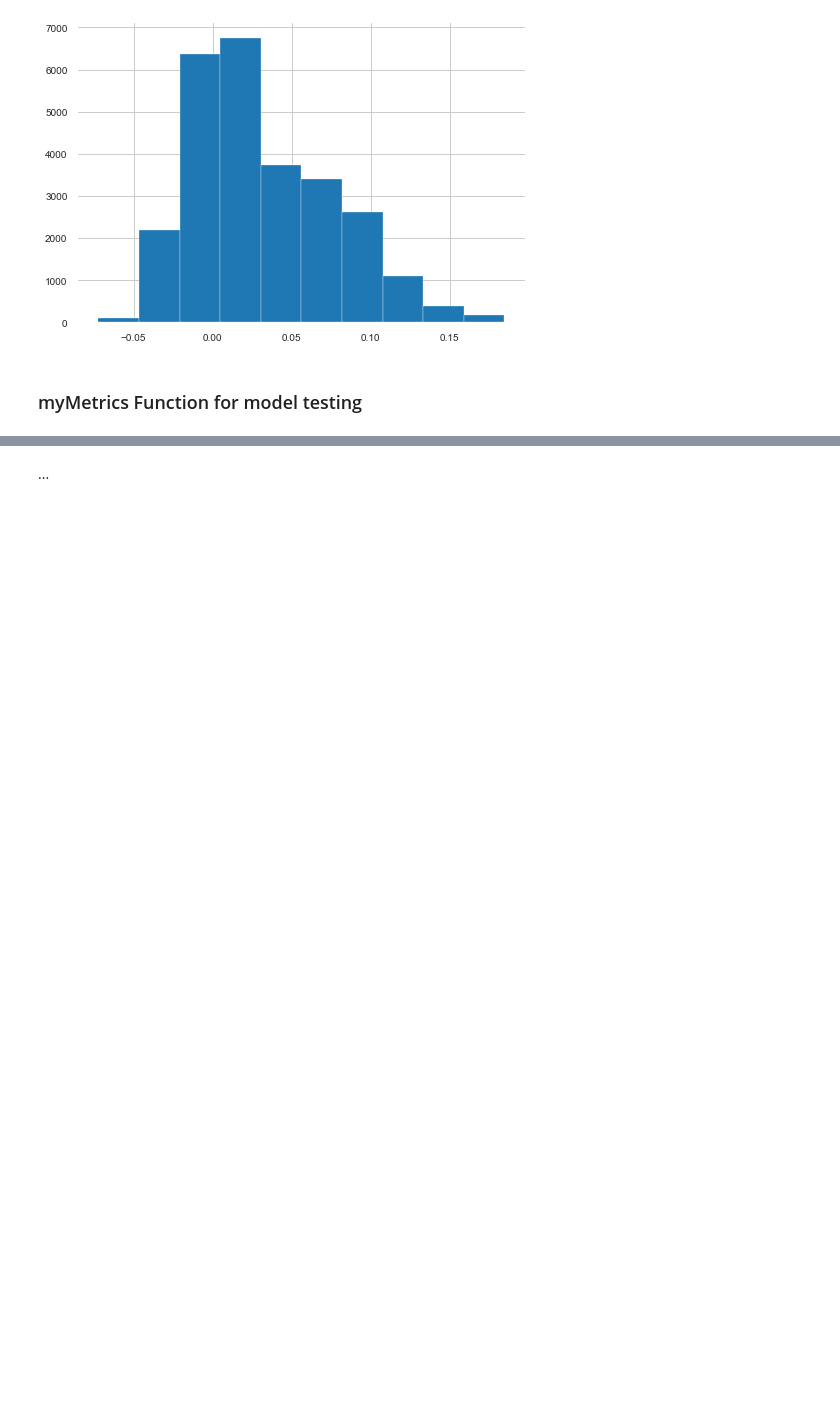
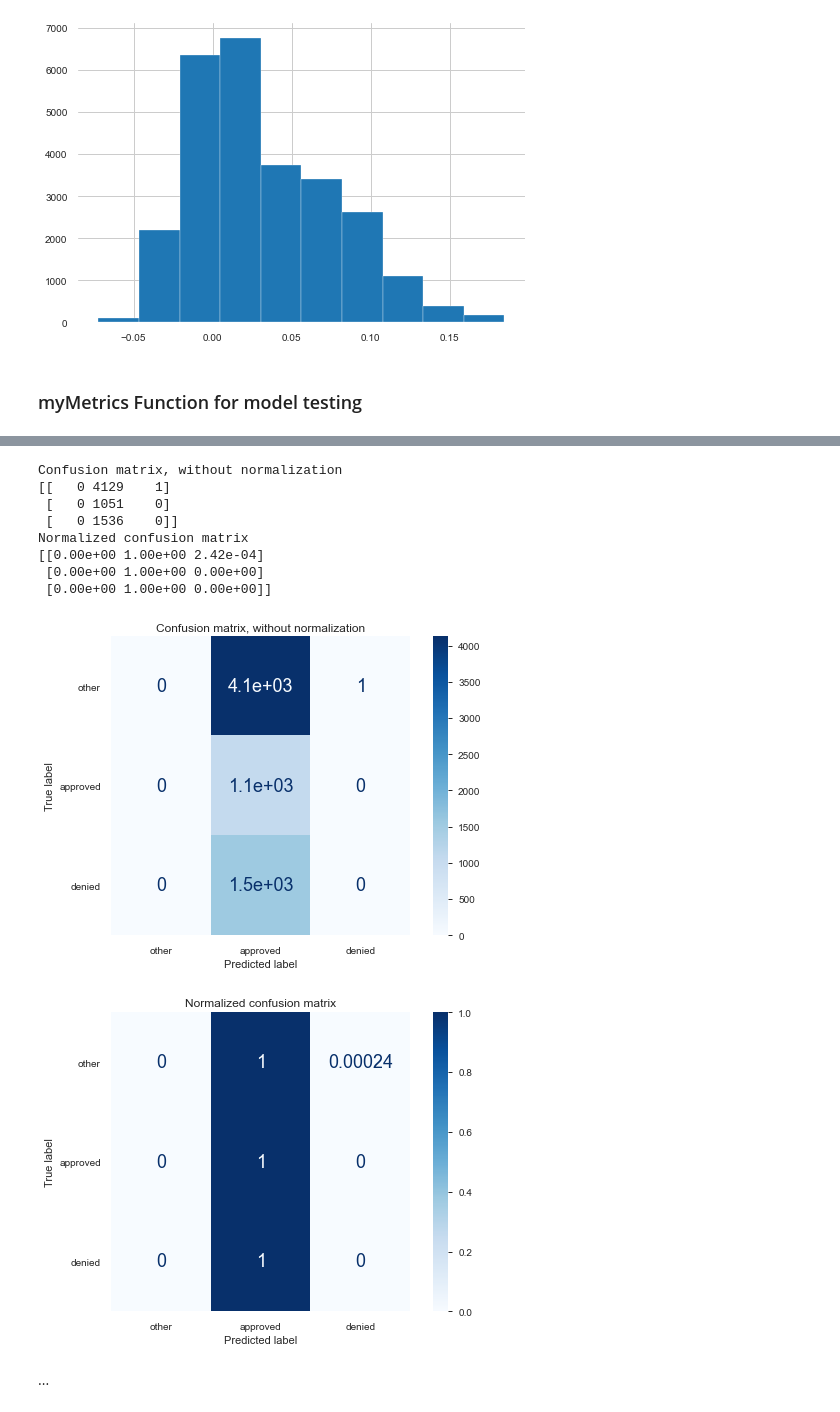
Before and after one commit to adreyzin/Philly_L_and_I_Appeals, a Jupyter notebook: City of Philadelphia Licenses and Inspections Appeals.ipynb, the cells around one changed output, grey strips where cells are left out. Saved outputs shown, nothing was run; the diff lists cells and outputs as text; code cells hidden in the pictures; blank space fills up the shorter version.

```diff
--- a/City of Philadelphia Licenses and Inspections Appeals.ipynb
+++ b/City of Philadelphia Licenses and Inspections Appeals.ipynb
@@ -1067,0 +1180,5 @@ hypertablerow = myMetrics(model=model,features=features,X_train=X_train,y_true_t
+# %%
+from sklearn.naive_bayes import GaussianNB
+model = GaussianNB()
+features=['ECLIPSE']
+hypertablerow = myMetrics(model=model,features=features,X_train=X_train,y_true_train=y_train,X_test=X_test,y_true_test=y_test)
@@ -1068,3 +1267,33 @@ hypertablerow = myMetrics(model=model,features=features,X_train=X_train,y_true_t
+# %%
+from sklearn.metrics import plot_confusion_matrix
+
+np.set_printoptions(precision=2)
+
+# Plot non-normalized confusion matrix
+titles_options = [("Confusion matrix, without normalization", None),
+                  ("Normalized confusion matrix", 'true')]
+for title, normalize in titles_options:
+    disp = plot_confusion_matrix(model, X_test_temp, y_true_test,
+                                 display_labels=y_true_test.unique(),
+                                 cmap=plt.cm.Blues,
+                                 normalize=normalize)
+    disp.ax_.set_title(title)
+
+    print(title)
+    print(disp.confusion_matrix)
+
+plt.show()
+# %% [output]
+Confusion matrix, without normalization
+[[   0 4129    1]
+ [   0 1051    0]
+ [   0 1536    0]]
+Normalized confusion matrix
+[[0.00e+00 1.00e+00 2.42e-04]
+ [0.00e+00 1.00e+00 0.00e+00]
+ [0.00e+00 1.00e+00 0.00e+00]]
+[figure, added]
+[figure, added]
 # %% [markdown]
 ...
 # %%
```
Also changed, not shown: parts of 73 cells of this notebook, 2 other files.
